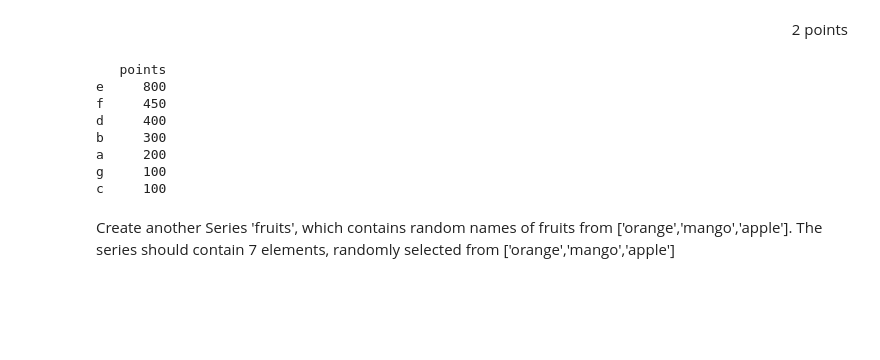
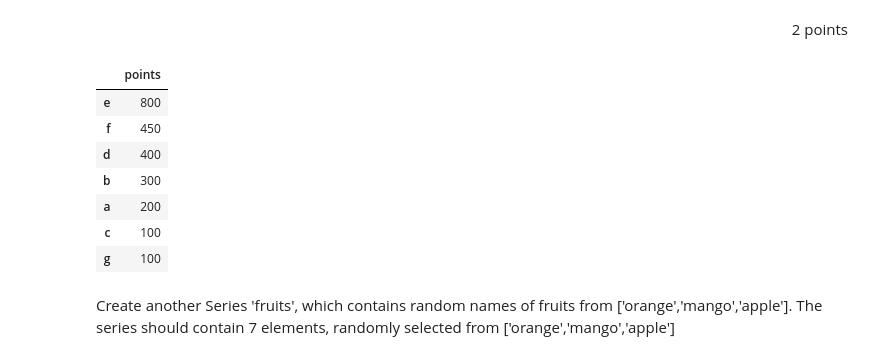
Before and after one commit to kishan-data/Pandas_for_Data_Science, a Jupyter notebook: Pandas_withoutcode (3).ipynb, the cells around one changed output. Saved outputs shown, nothing was run; the diff lists cells and outputs as text; code cells hidden in the pictures; blank space fills up the shorter version.

```diff
--- a/Pandas_withoutcode (3).ipynb
+++ b/Pandas_withoutcode (3).ipynb
@@ -64,7 +84,9 @@ Create a new Pandas Series b having index as 'e', 'f', and 'g' and value 800,450
 # %% [markdown]
 <p style='text-align: right;'> 4*2=8 points</p>
 # %%
-b =
+b = pd.Series([800,450,100],index=['e','f','g'])
+
+print(b)
 # %% [output]
 e    800
 f    450
@@ -73,6 +95,6 @@ dtype: int64
 # %% [markdown]
 Append b series at the end of a series
 # %%
-a =
+a = pd.concat([a,b])
 # %%
 #print a again after appending b into it
@@ -88,4 +112,5 @@ dtype: int64
 # %% [markdown]
 Sort the values in descending order of a and print the index of the sorted series
 # %%
-a =
+a = a.sort_values(ascending=False)
+print(a)
@@ -104,7 +139,8 @@ Index(['e', 'f', 'd', 'b', 'a', 'g', 'c'], dtype='object')
 # %% [markdown]
 Create a pandas dataframe df from the series 'a' that we used in the last section, print the dataframe
 # %%
-df =
+df = pd.DataFrame(a)
+print(df)
 # %% [output]
      0
 e  800
@@ -158,15 +193,18 @@ Rename the column of the dataframe as 'points'
 # %% [markdown]
 <p style='text-align: right;'> 2 points</p>
 # %%
+df = df.rename(columns={0 : "points"})
+
+df
 # %% [output]
-   points
-e     800
-f     450
-d     400
-b     300
-a     200
-g     100
-c     100
+|  | points |
+| e | 800 |
+| f | 450 |
+| d | 400 |
+| b | 300 |
+| a | 200 |
+| c | 100 |
+| g | 100 |
 # %% [markdown]
 Create another Series 'fruits', which contains random names of fruits from ['orange','mango','apple']. The series should contain 7 elements, randomly selected from ['orange','mango','apple']
 # %% [markdown]
```
Also changed, not shown: parts of 23 cells of this notebook.
